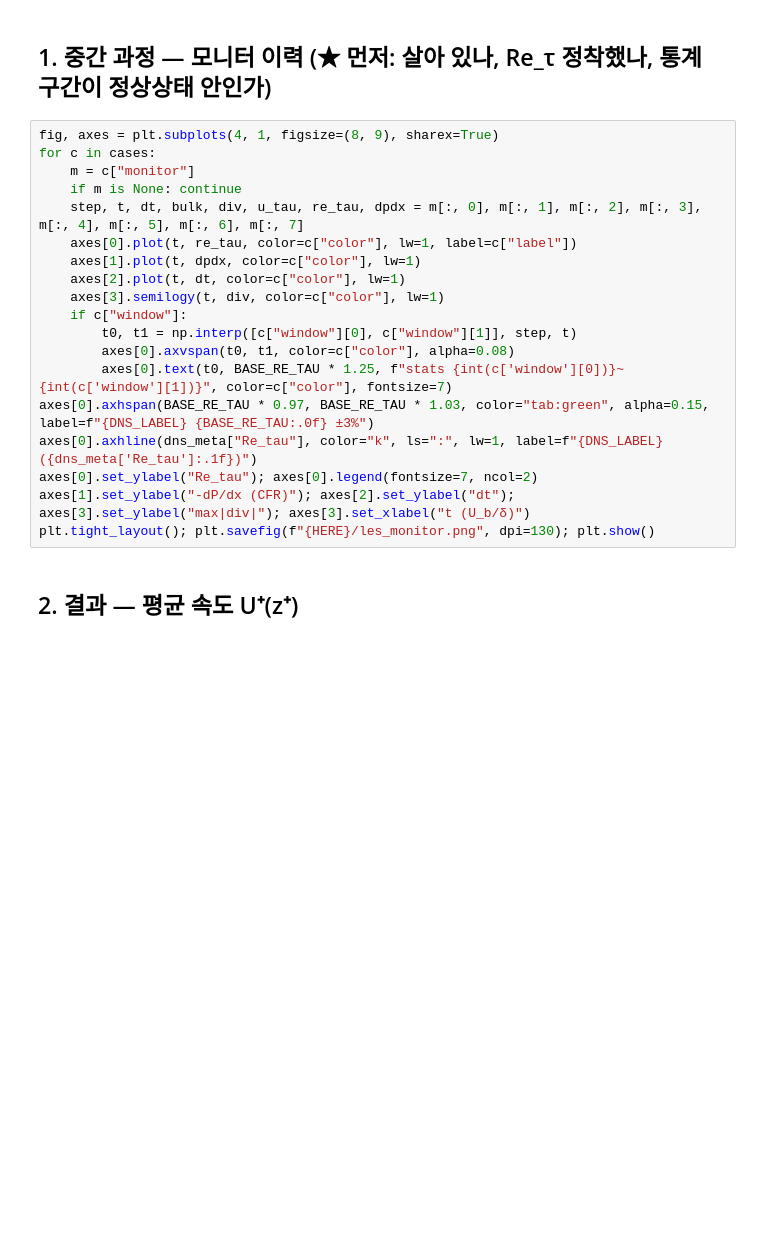
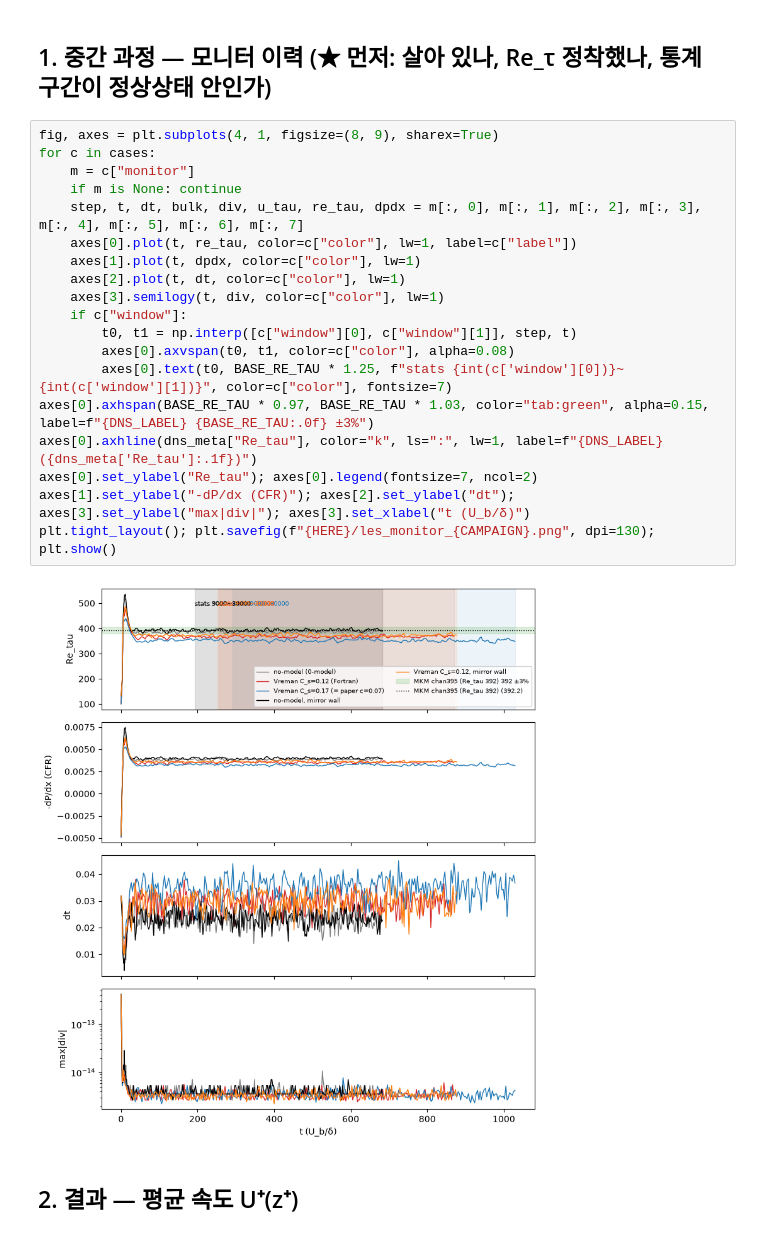
Before and after one commit to dontempty/MPM-STD_C, a Jupyter notebook: apps/channel/plot/plot_les.ipynb, the cells around one changed output. Saved outputs shown, nothing was run; the diff lists cells and outputs as text; blank space fills up the shorter version.

```diff
--- a/apps/channel/plot/plot_les.ipynb
+++ b/apps/channel/plot/plot_les.ipynb
@@ -142,22 +151,24 @@ BASE_RE_TAU = dns_meta["Re_tau"]
 # %%
 fig, axes = plt.subplots(4, 1, figsize=(8, 9), sharex=True)
 for c in cases:
     m = c["monitor"]
     if m is None: continue
     step, t, dt, bulk, div, u_tau, re_tau, dpdx = m[:, 0], m[:, 1], m[:, 2], m[:, 3], m[:, 4], m[:, 5], m[:, 6], m[:, 7]
     axes[0].plot(t, re_tau, color=c["color"], lw=1, label=c["label"])
     axes[1].plot(t, dpdx, color=c["color"], lw=1)
     axes[2].plot(t, dt, color=c["color"], lw=1)
     axes[3].semilogy(t, div, color=c["color"], lw=1)
     if c["window"]:
         t0, t1 = np.interp([c["window"][0], c["window"][1]], step, t)
         axes[0].axvspan(t0, t1, color=c["color"], alpha=0.08)
         axes[0].text(t0, BASE_RE_TAU * 1.25, f"stats {int(c['window'][0])}~{int(c['window'][1])}", color=c["color"], fontsize=7)
 axes[0].axhspan(BASE_RE_TAU * 0.97, BASE_RE_TAU * 1.03, color="tab:green", alpha=0.15, label=f"{DNS_LABEL} {BASE_RE_TAU:.0f} ±3%")
 axes[0].axhline(dns_meta["Re_tau"], color="k", ls=":", lw=1, label=f"{DNS_LABEL} ({dns_meta['Re_tau']:.1f})")
 axes[0].set_ylabel("Re_tau"); axes[0].legend(fontsize=7, ncol=2)
 axes[1].set_ylabel("-dP/dx (CFR)"); axes[2].set_ylabel("dt"); axes[3].set_ylabel("max|div|"); axes[3].set_xlabel("t (U_b/δ)")
-plt.tight_layout(); plt.savefig(f"{HERE}/les_monitor.png", dpi=130); plt.show()
+plt.tight_layout(); plt.savefig(f"{HERE}/les_monitor_{CAMPAIGN}.png", dpi=130); plt.show()
+# %% [output]
+[figure, added]
 # %% [markdown]
 ## 2. 결과 — 평균 속도 U⁺(z⁺)
 # %%
```
Also changed, not shown: parts of 5 cells of this notebook, 1 other file.
